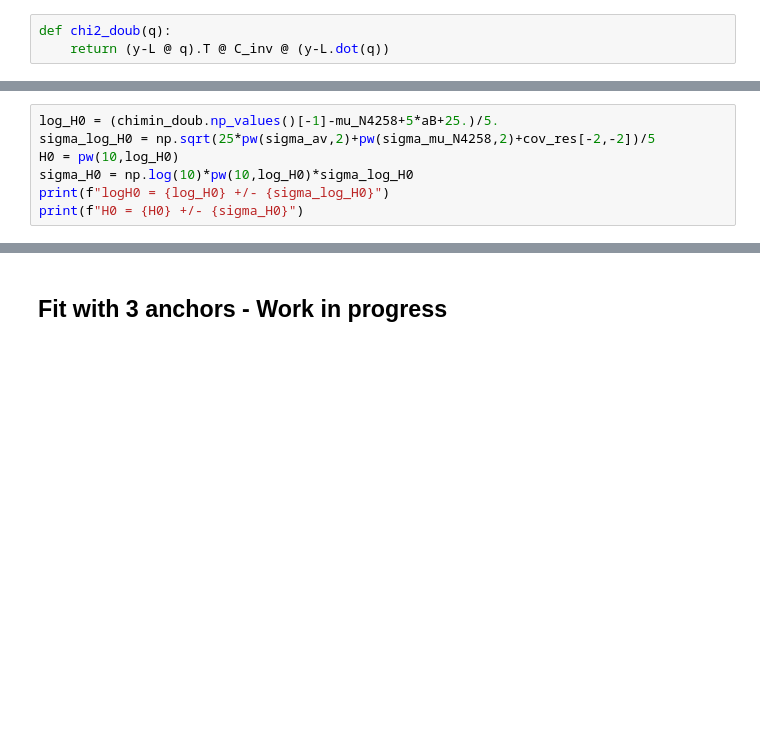
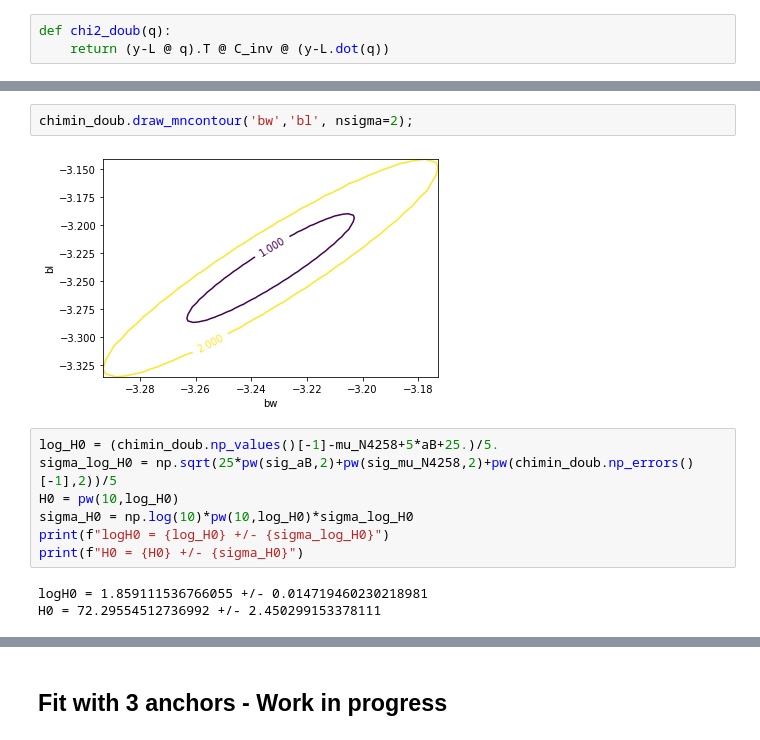
Before and after one commit to bastiencarreres/H0_work, a Jupyter notebook: H0_meas_R16.ipynb, the cells around one changed output, grey strips where cells are left out. Saved outputs shown, nothing was run; the diff lists cells and outputs as text; blank space fills up the shorter version.

```diff
--- a/H0_meas_R16.ipynb
+++ b/H0_meas_R16.ipynb
@@ -600,7 +898,14 @@ print(f'chi2={chimin_doub.fval/(np.size(y)-np.size(res))}')
+# %%
+chimin_doub.draw_mncontour('bw','bl', nsigma=2);
+# %% [output]
+[figure, added]
 # %%
 log_H0 = (chimin_doub.np_values()[-1]-mu_N4258+5*aB+25.)/5.
-sigma_log_H0 = np.sqrt(25*pw(sigma_av,2)+pw(sigma_mu_N4258,2)+cov_res[-2,-2])/5
+sigma_log_H0 = np.sqrt(25*pw(sig_aB,2)+pw(sig_mu_N4258,2)+pw(chimin_doub.np_errors()[-1],2))/5
 H0 = pw(10,log_H0)
 sigma_H0 = np.log(10)*pw(10,log_H0)*sigma_log_H0
 print(f"logH0 = {log_H0} +/- {sigma_log_H0}")
 print(f"H0 = {H0} +/- {sigma_H0}")
+# %% [output]
+logH0 = 1.859111536766055 +/- 0.014719460230218981
+H0 = 72.29554512736992 +/- 2.450299153378111
```
Also changed, not shown: parts of 60 cells of this notebook, 1 other file.
